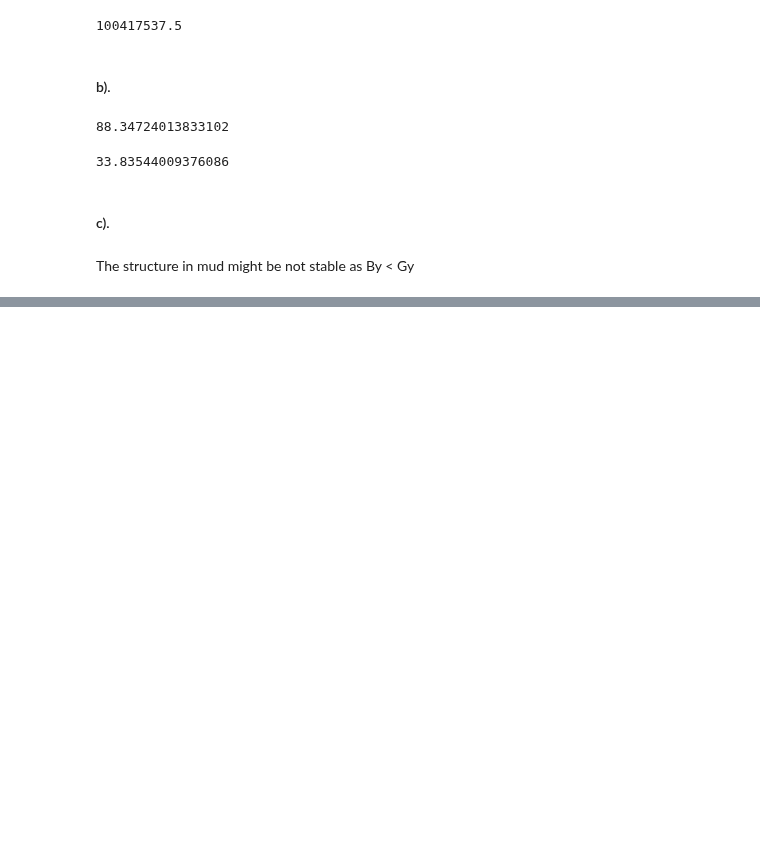
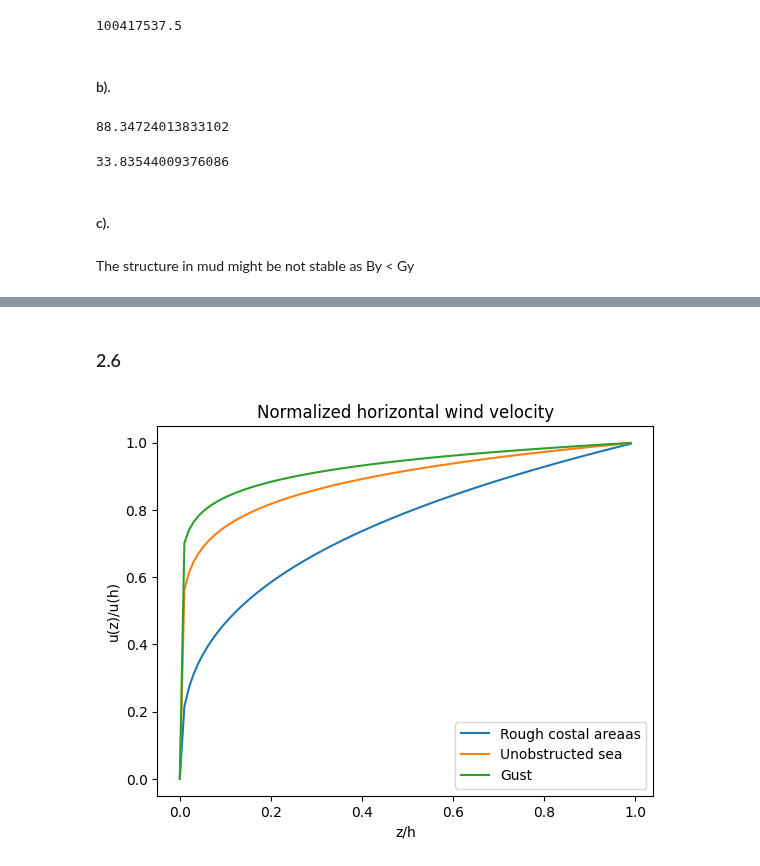
Before and after one commit to gigatskhondia/finite_elements_and_engineering, a Jupyter notebook: Wilson/ch_2.ipynb, the cells around one changed output, grey strips where cells are left out. Cells and saved outputs as stored; diff of their text form; code cells hidden in the pictures; blank space fills up the shorter version.

```diff
--- a/Wilson/ch_2.ipynb
+++ b/Wilson/ch_2.ipynb
@@ -176,0 +181,2 @@ The structure in mud might be not stable as By < Gy
+# %% [markdown]
+### 2.6
@@ -176,0 +185,31 @@ The structure in mud might be not stable as By < Gy
+# %%
+x = [i/100 for i in range(100)]
+# %%
+def wind(x, n):
+    return x**(1/n)
+# %%
+# rough costal areaas
+y1=[]
+for i in range(len(x)):
+    y1.append(wind(x[i], 3))
+
+# unobstructed sea
+y2=[]
+for i in range(len(x)):
+    y2.append(wind(x[i], 8))
+
+# gust
+y3=[]
+for i in range(len(x)):
+    y3.append(wind(x[i], 13))
+# %%
+plt.plot(x, y1, label='Rough costal areaas')
+plt.plot(x, y2, label='Unobstructed sea')
+plt.plot(x, y3, label='Gust')
+plt.xlabel('z/h')
+plt.ylabel('u(z)/u(h)')
+plt.title('Normalized horizontal wind velocity')
+plt.legend(loc='best')
+plt.show()
+# %% [output]
+[figure, added]
```
Also changed, not shown: parts of 4 cells of this notebook.
